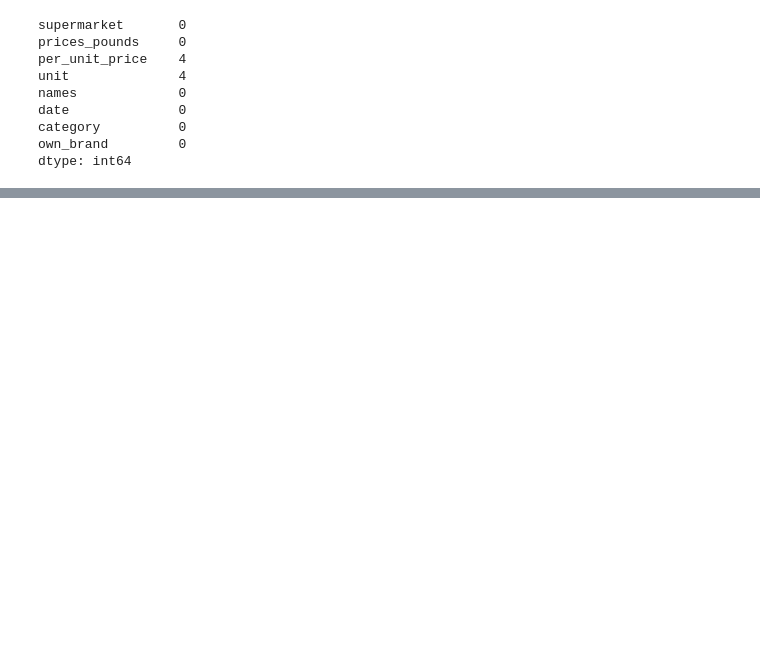
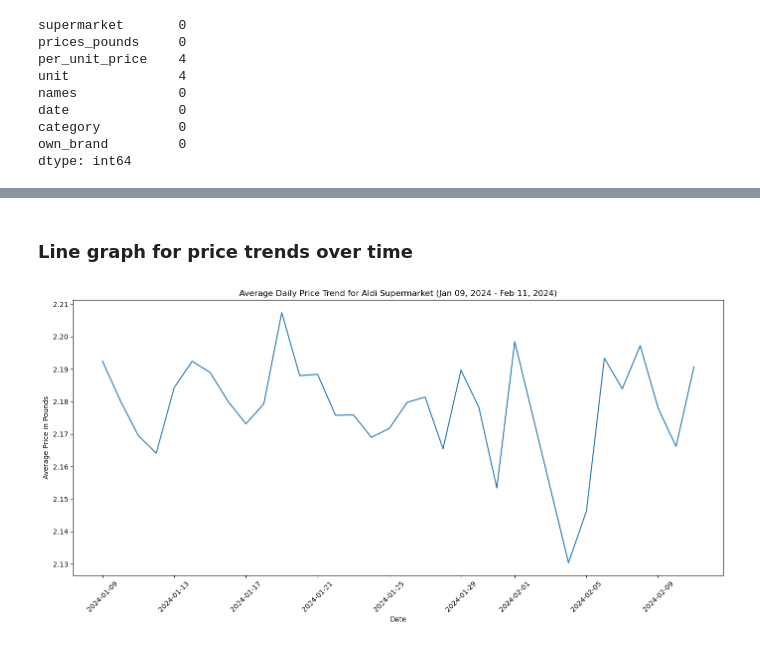
Before and after one commit to purvij07/Revenue-Prediction-Customer-Analytics-for-Supermarket-Data, a Jupyter notebook: code/Aldi_dataset.ipynb, the cells around one changed output, grey strips where cells are left out. Drawn from its saved outputs; the diff is of its cells as text; code cells hidden in the pictures; blank space fills up the shorter version.

```diff
--- a/code/Aldi_dataset.ipynb
+++ b/code/Aldi_dataset.ipynb
@@ -112,0 +181,17 @@ print(rows_starting_with_saxon)
+# %% [markdown]
+### Line graph for price trends over time
+# %%
+# Line graph
+df_aldi['date'] = pd.to_datetime(df_aldi['date'])
+daily_price_trends_aldi = df_aldi.groupby(df_aldi['date'])['prices_pounds'].mean().reset_index()
+
+plt.figure(figsize = (14, 7))
+sns.lineplot(data = daily_price_trends_aldi, x = 'date', y = 'prices_pounds')
+plt.title('Average Daily Price Trend for Aldi Supermarket (Jan 09, 2024 - Feb 11, 2024)')
+plt.xlabel('Date')
+plt.ylabel('Average Price in Pounds')
+plt.xticks(rotation = 45)
+plt.tight_layout()
+plt.show()
+# %% [output]
+[figure, added]
```
Also changed, not shown: parts of 23 cells of this notebook.
